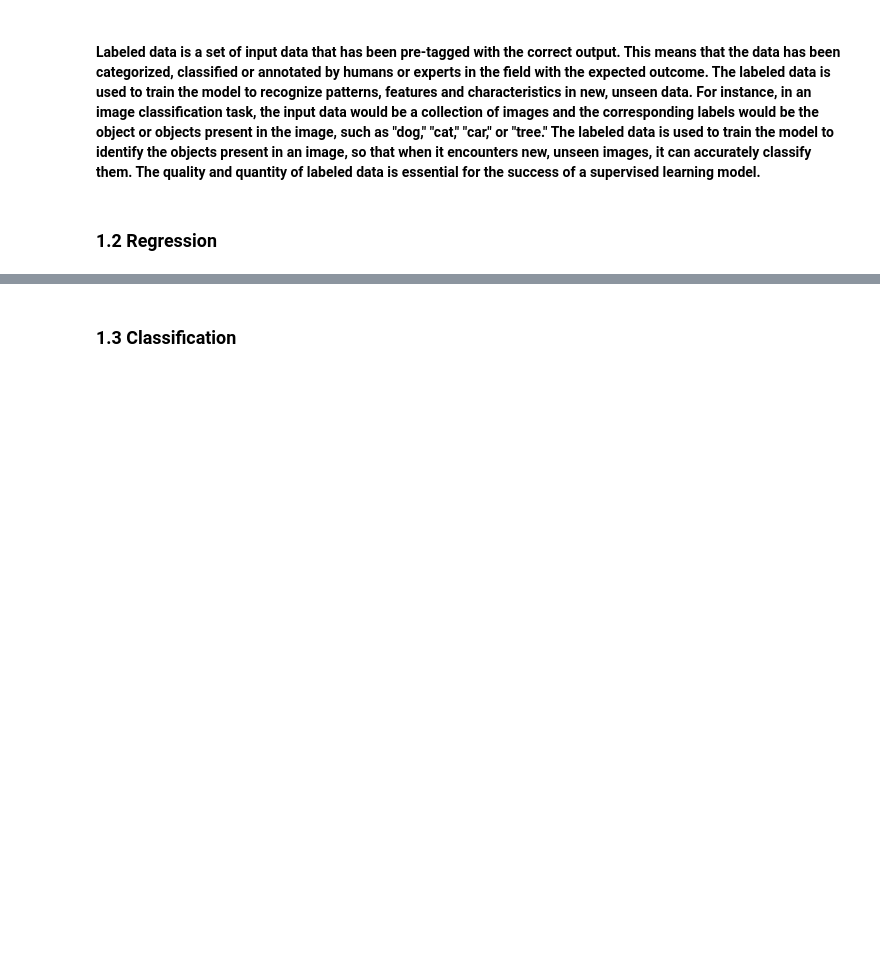
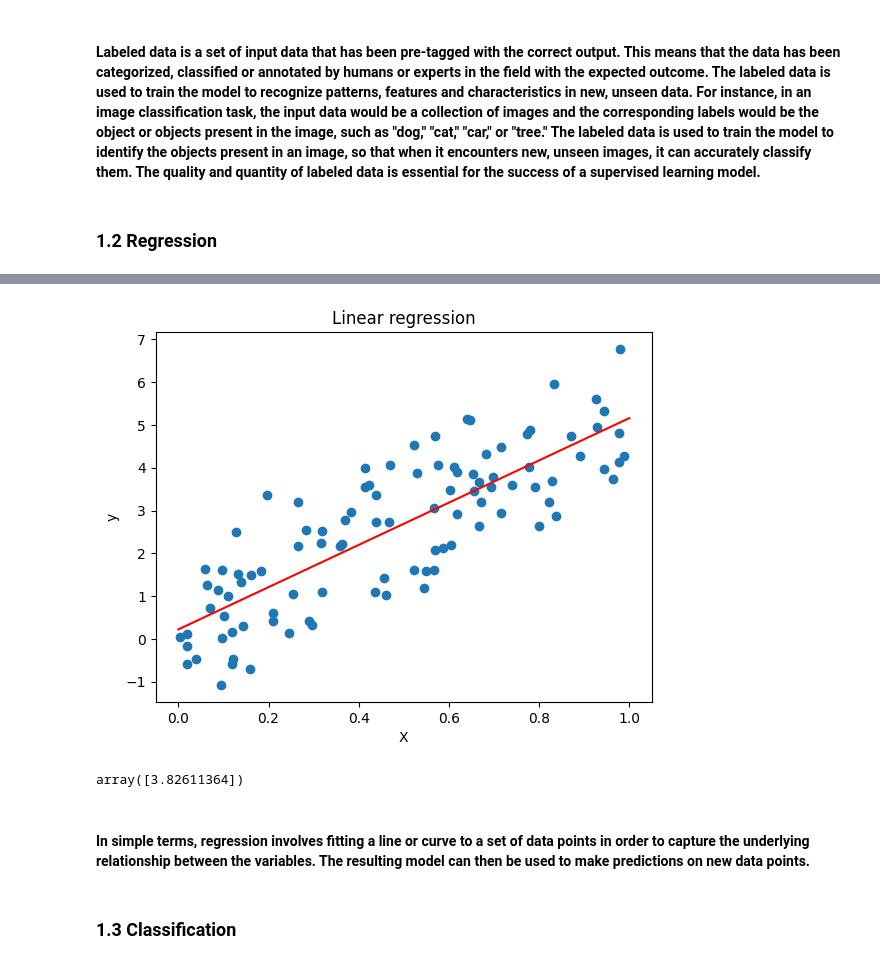
Before and after one commit to ArcaneIrvine/ACM_Machine_Learning, a Jupyter notebook: Lessons/lesson_3.ipynb, the cells around one changed output, grey strips where cells are left out. Saved outputs shown, nothing was run; the diff lists cells and outputs as text; code cells hidden in the pictures; blank space fills up the shorter version.

```diff
--- a/Lessons/lesson_3.ipynb
+++ b/Lessons/lesson_3.ipynb
@@ -15,3 +42,30 @@
+# %%
+from sklearn.linear_model import LinearRegression
+
+# Train a linear regression model
+model = LinearRegression()
+model.fit(X, y)
+
+# Plot the regression line
+x_values = np.linspace(0, 1, 100)
+y_pred = model.predict(x_values[:, np.newaxis])
+
+plt.scatter(X, y)
+plt.xlabel('X')
+plt.ylabel('y')
+plt.title('Linear regression')
+plt.plot(x_values, y_pred, color='red')
+plt.show()
+# %% [output]
+[figure, added]
+# %%
+new_x = 0.73
+model.predict([[new_x]])
+# new_x is a one-dimensional array, however the 'predict' method expects a two-dimensional array so we have to reshape it
+# %% [output]
+array([3.82611364])
+# %% [markdown]
+#### In simple terms, regression involves fitting a line or curve to a set of data points in order to capture the underlying relationship between the variables. The resulting model can then be used to make predictions on new data points.
 # %% [markdown]
 ### 1.3 Classification
 # %% [markdown]
```
Also changed, not shown: parts of 3 cells of this notebook.
